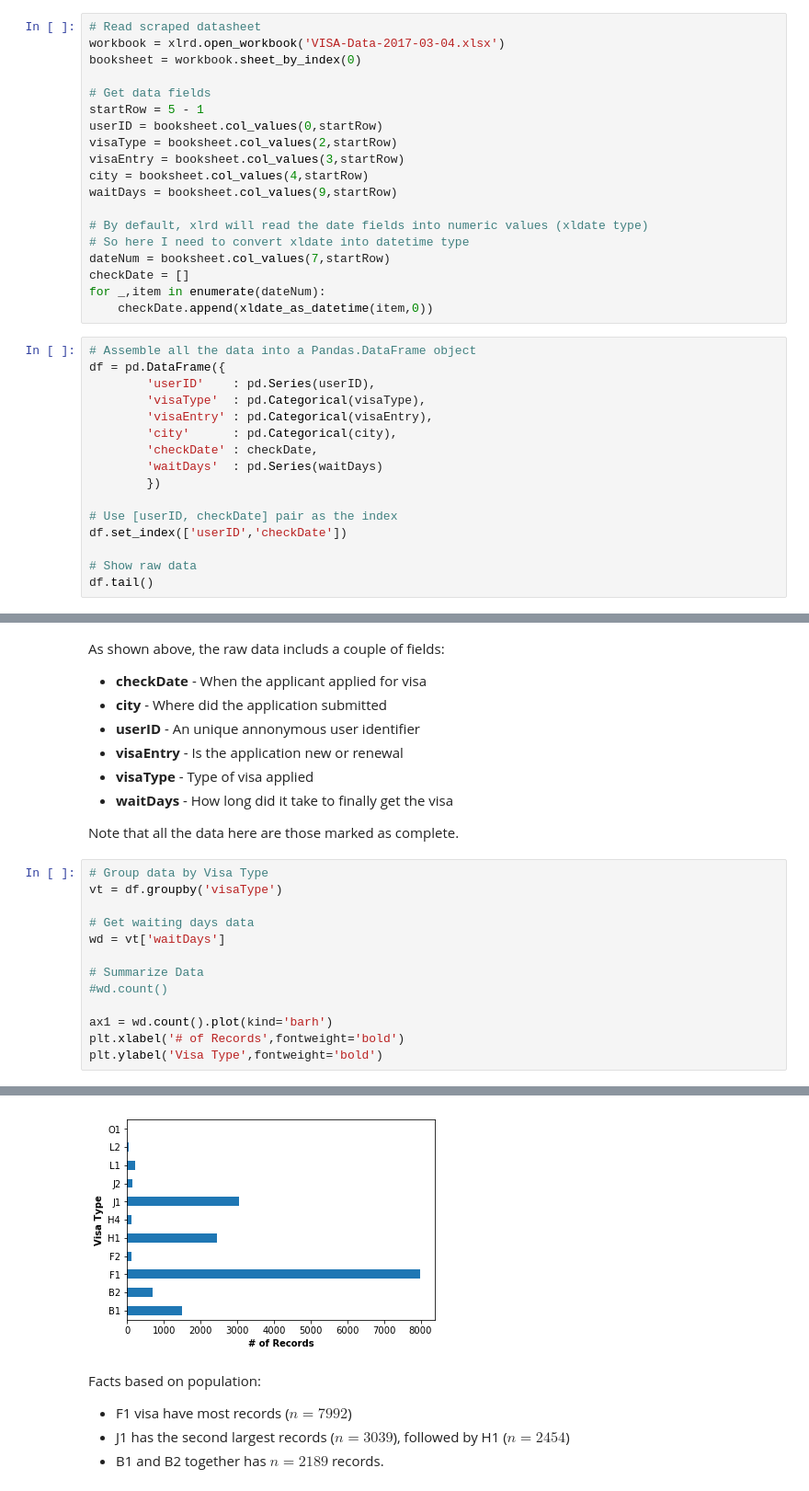
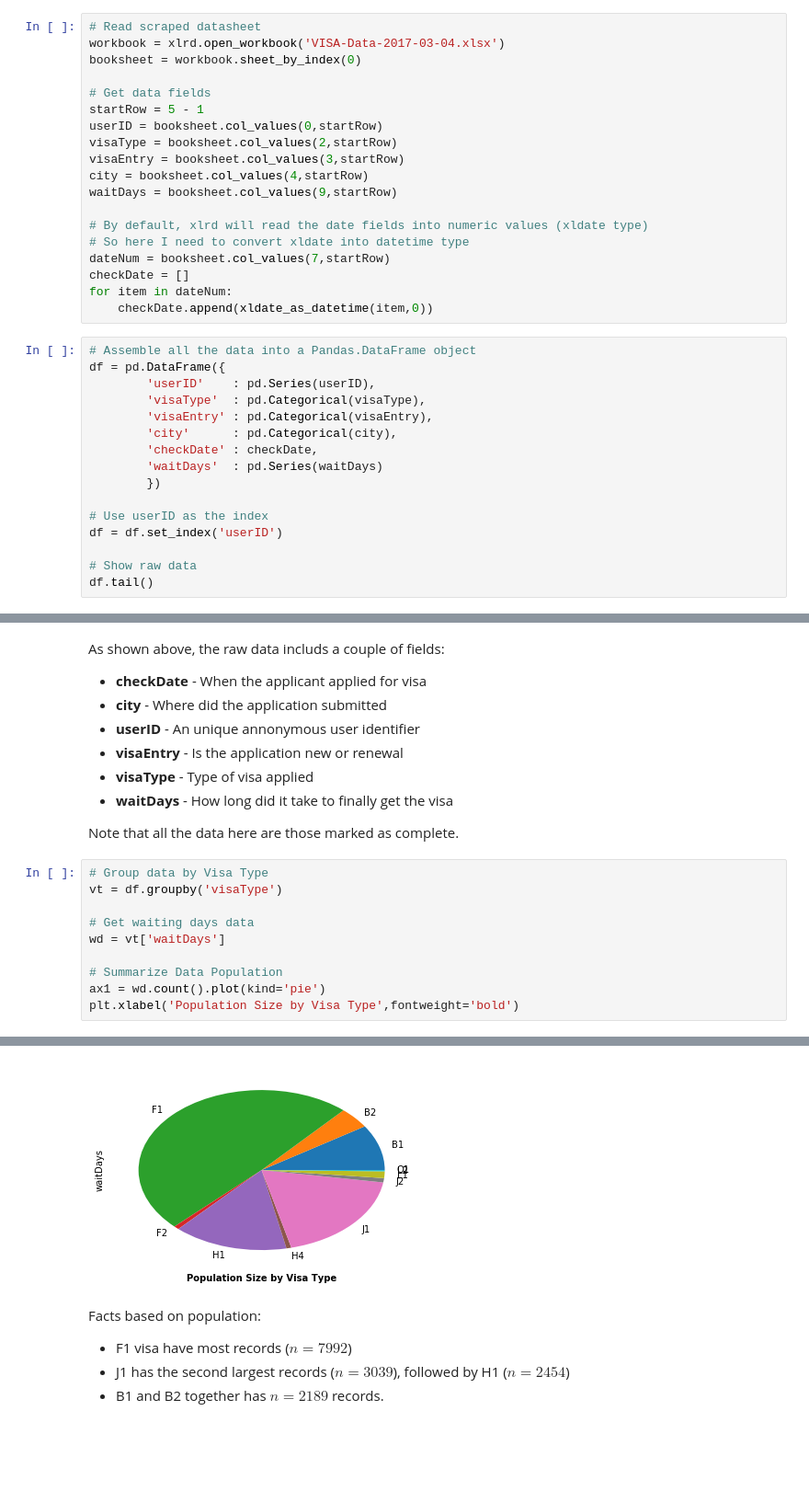
Before and after one commit to chenchen2015/CheckeeInfo-Scraper, a Jupyter notebook: CheckeeInfo-DataAnalysis.ipynb, the cells around one changed output, grey strips where cells are left out. Shown: that part at 92% size. Saved outputs shown, nothing was run; the diff lists cells and outputs as text; blank space fills up the shorter version.

```diff
--- a/CheckeeInfo-DataAnalysis.ipynb
+++ b/CheckeeInfo-DataAnalysis.ipynb
@@ -35,7 +41,7 @@ waitDays = booksheet.col_values(9,startRow)
 # So here I need to convert xldate into datetime type
 dateNum = booksheet.col_values(7,startRow)
 checkDate = []
-for _,item in enumerate(dateNum):
+for item in dateNum:
     checkDate.append(xldate_as_datetime(item,0))
 # %%
 # Assemble all the data into a Pandas.DataFrame object
@@ -48,8 +54,8 @@ df = pd.DataFrame({
         'waitDays'  : pd.Series(waitDays)
         })
 
-# Use [userID, checkDate] pair as the index
-df.set_index(['userID','checkDate'])
+# Use userID as the index
+df = df.set_index('userID')
 
 # Show raw data
 df.tail()
@@ -73,19 +80,16 @@ Note that all the data here are those marked as complete.
 # %%
 # Group data by Visa Type
 vt = df.groupby('visaType')
 
 # Get waiting days data
 wd = vt['waitDays']
 
-# Summarize Data
-#wd.count()
-
-ax1 = wd.count().plot(kind='barh')
-plt.xlabel('# of Records',fontweight='bold')
-plt.ylabel('Visa Type',fontweight='bold')
+# Summarize Data Population
+ax1 = wd.count().plot(kind='pie')
+plt.xlabel('Population Size by Visa Type',fontweight='bold')
 # %% [output]
 <matplotlib.text.Text at 0x...>
-[figure, old version]
+[figure, new version]
 # %% [markdown]
 Facts based on population:
 - F1 visa have most records ($n=7992$)
```
Also changed, not shown: parts of 5 cells of this notebook.
